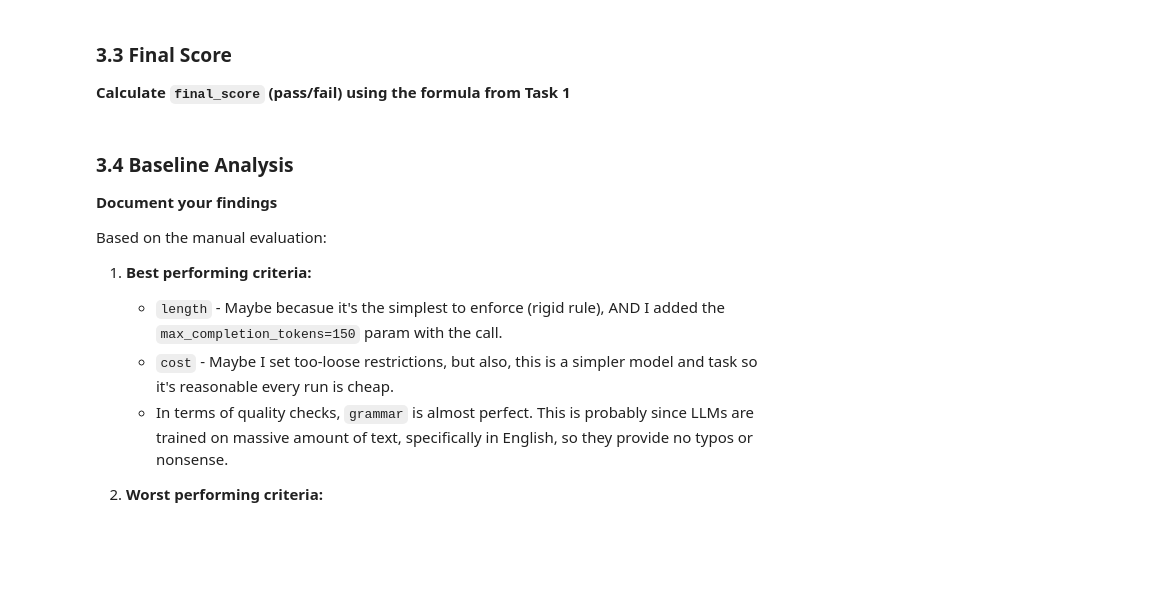
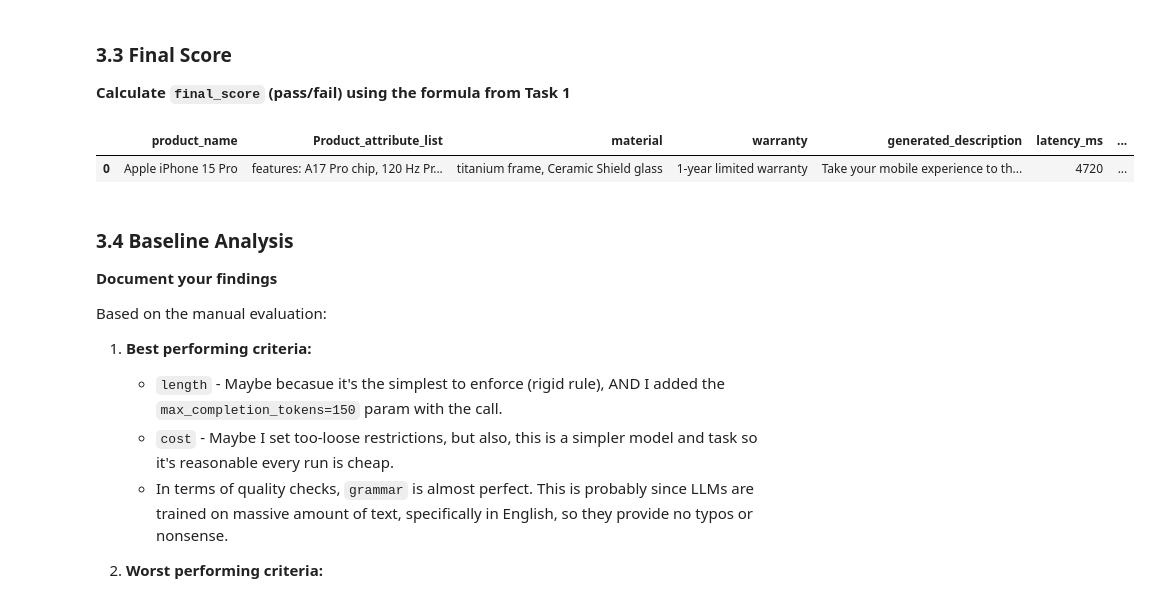
Before and after one commit to Nesher123/AI-Performance-Engineering-Course, a Jupyter notebook: assignment_01_solution.ipynb, the cells around one changed output. Cells and saved outputs as stored; diff of their text form; code cells hidden in the pictures; blank space fills up the shorter version.

```diff
--- a/assignment_01_solution.ipynb
+++ b/assignment_01_solution.ipynb
@@ -694,6 +739,10 @@ final_score_df = calculate_final_score(automatic_eval_df)
 # %%
 # save final_score_df to excel
 final_score_df.to_excel(OUTPUT_EXCEL_PATH, index=False, na_rep="")
+final_score_df.head(1)
+# %% [output]
+|  | product_name | Product_attribute_list | material | warranty | generated_description | latency_ms | ... |
+| 0 | Apple iPhone 15 Pro | features: A17 Pro chip, 120 Hz Pr... | titanium frame, Ceramic Shield glass | 1-year limited warranty | Take your mobile experience to th... | 4720 | ... |
 # %% [markdown]
 ### 3.4 Baseline Analysis
 
```
Also changed, not shown: parts of 29 cells of this notebook, 3 other files.
